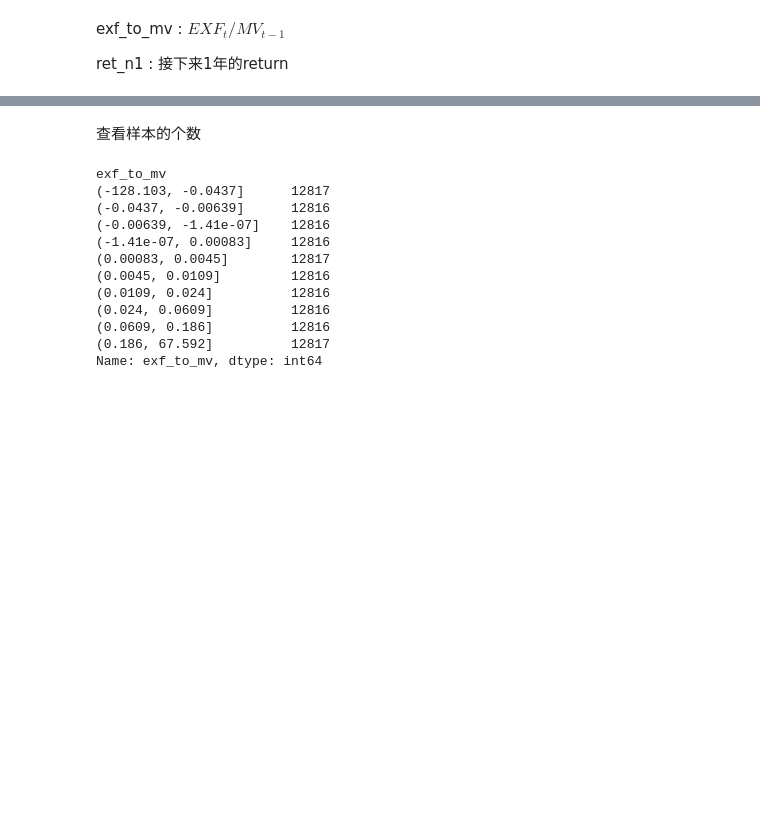
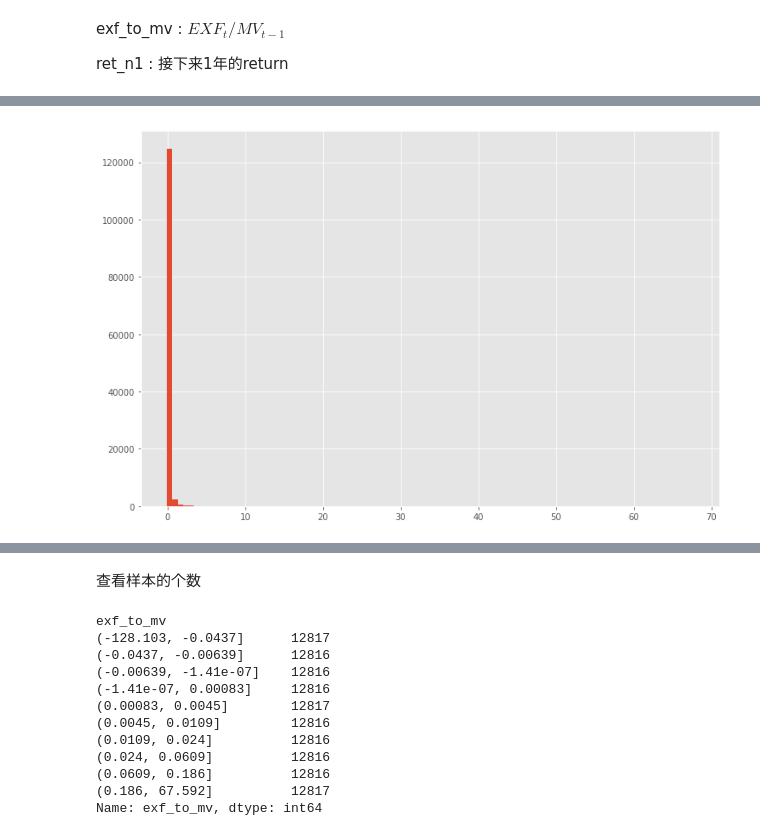
Before and after one commit to dxcv/strategy_research, a Jupyter notebook: wrds/calculate exf car wr.ipynb, the cells around one changed output, grey strips where cells are left out. Drawn from its saved outputs; the diff is of its cells as text; code cells hidden in the pictures; blank space fills up the shorter version.

```diff
--- a/wrds/calculate exf car wr.ipynb
+++ b/wrds/calculate exf car wr.ipynb
@@ -97,0 +109,6 @@ ret_n1 : 接下来1年的return
+# %%
+crsp_fa1 = crsp_fa.copy()
+crsp_fa1.exf_to_mv = mstats.winsorize(crsp_fa1.exf_to_mv, limits=[0.05, 0.12])
+per1 = np.linspace(0,1,11).tolist()
+bins = crsp_fa1.describe(percentiles=per1).exf_to_mv.iloc[4:-1].tolist()
+bins
@@ -97,0 +127,4 @@ ret_n1 : 接下来1年的return
+# %%
+plt.hist(crsp_fa1.exf_to_mv.dropna().tolist(), bins=100);
+# %% [output]
+[figure, added]
```
Also changed, not shown: parts of 10 cells of this notebook, 6 other files.
